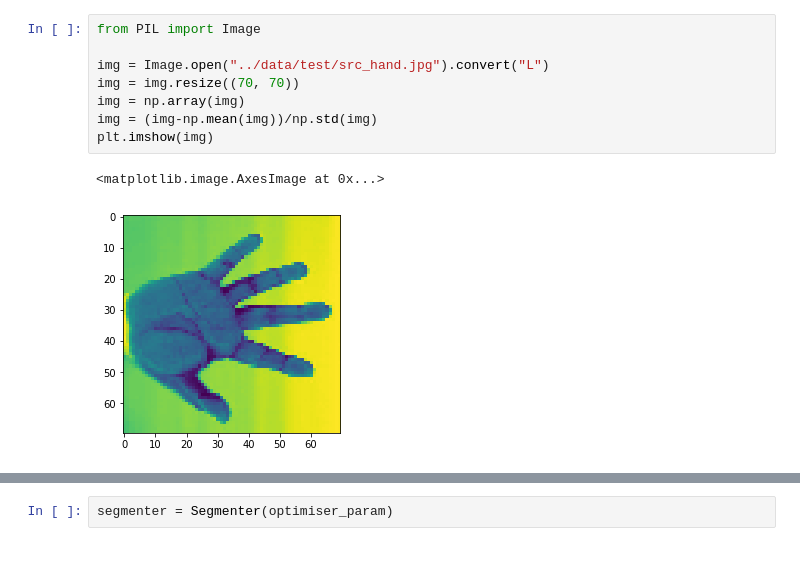
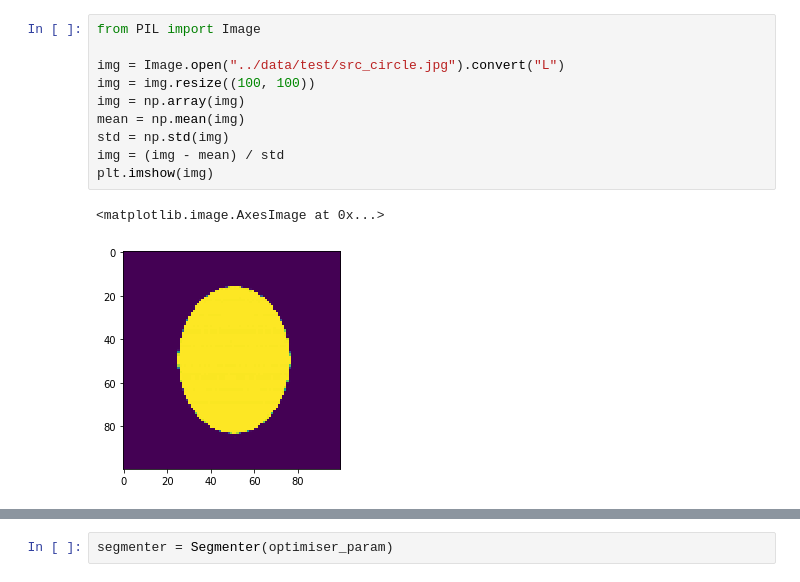
Before and after one commit to MehdiZouitine/Segmentation_Mumford_Shah, a Jupyter notebook: src/projet.ipynb, the cells around one changed output, grey strips where cells are left out. Cells and saved outputs as stored; diff of their text form.

```diff
--- a/src/projet.ipynb
+++ b/src/projet.ipynb
@@ -24,12 +26,14 @@ from segmenter import Segmenter
 # %%
 from PIL import Image
 
-img = Image.open("../data/test/src_hand.jpg").convert("L")
-img = img.resize((70, 70))
+img = Image.open("../data/test/src_circle.jpg").convert("L")
+img = img.resize((100, 100))
 img = np.array(img)
-img = (img-np.mean(img))/np.std(img)
+mean = np.mean(img)
+std = np.std(img)
+img = (img - mean) / std
 plt.imshow(img)
 # %% [output]
 <matplotlib.image.AxesImage at 0x...>
-[figure, old version]
+[figure, new version]
 [interactive output not drawn]
```
Also changed, not shown: parts of 5 cells of this notebook, 4 other files.
